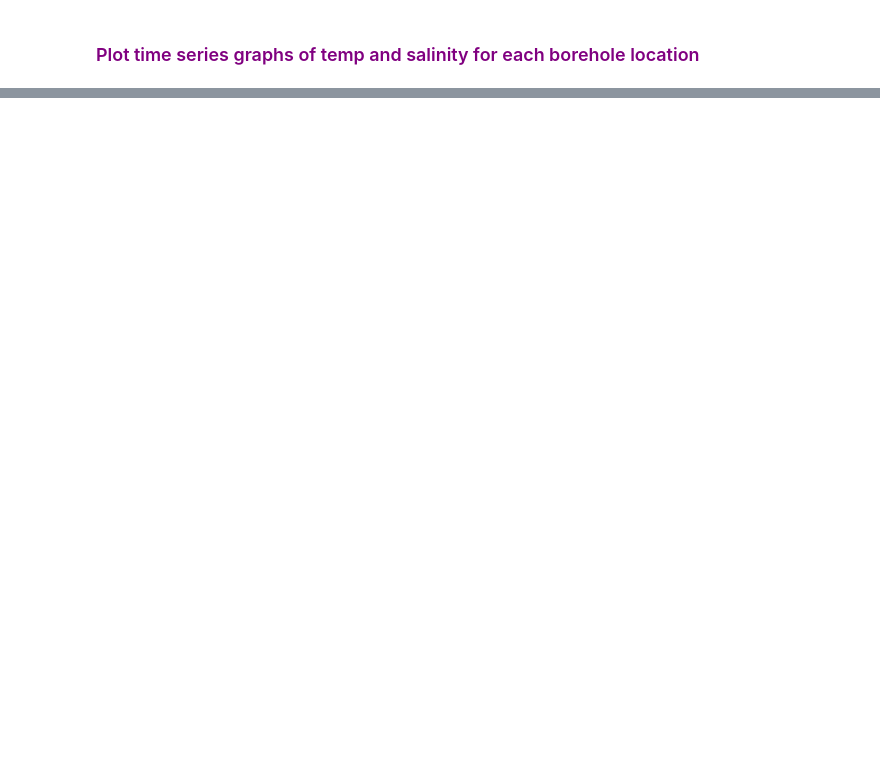
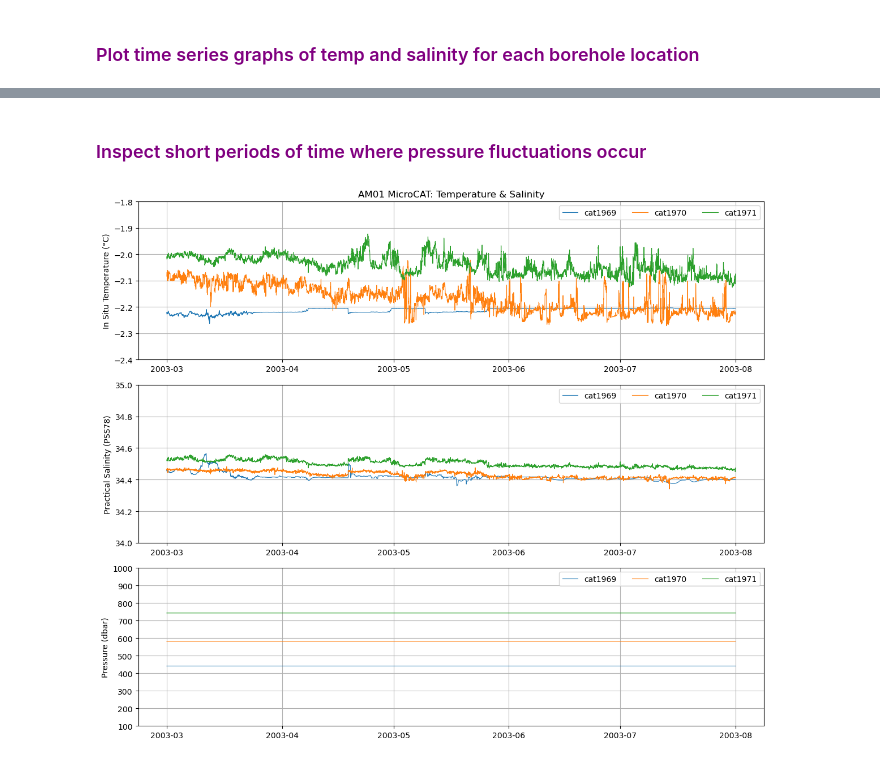
Before and after one commit to dohertyalexj/amery-amisor, a Jupyter notebook: notebooks/explore-TimeSeriesPlots.ipynb, the cells around one changed output, grey strips where cells are left out. Drawn from its saved outputs; the diff is of its cells as text; code cells hidden in the pictures; blank space fills up the shorter version.

```diff
--- a/notebooks/explore-TimeSeriesPlots.ipynb
+++ b/notebooks/explore-TimeSeriesPlots.ipynb
@@ -61,0 +73,6 @@ for am_id in boreholes:
+# %% [markdown]
+### <span style="color:purple"> Inspect short periods of time where pressure fluctuations occur </span>
+# %%
+plot_time_series(df, "AM01", (-2.4, -1.8), (34, 35), (100, 1000), resample="None", start_time="2003-03-01", end_time="2003-08-01")
+# %% [output]
+[figure, added]
```
Also changed, not shown: parts of 4 cells of this notebook, 2 other files.
